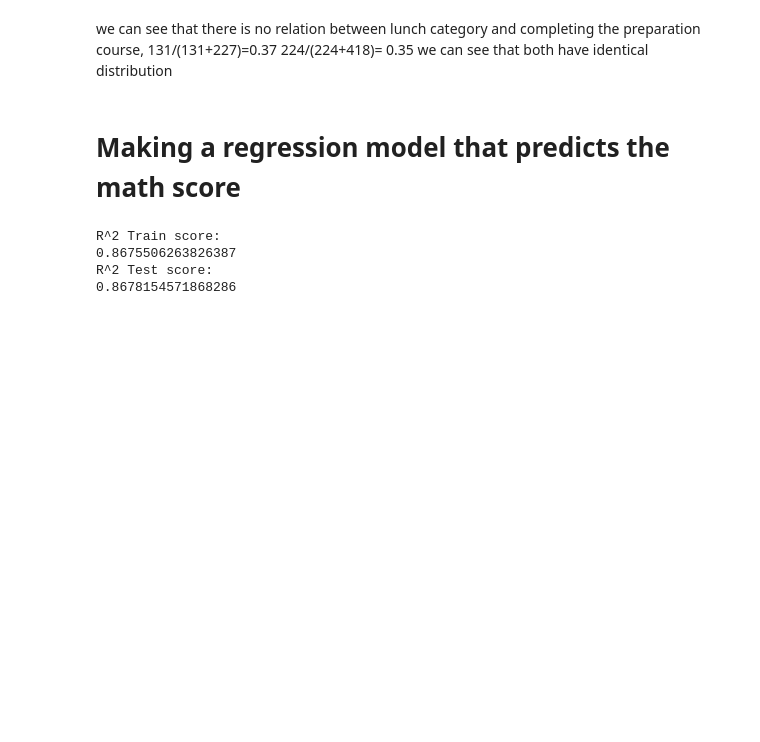
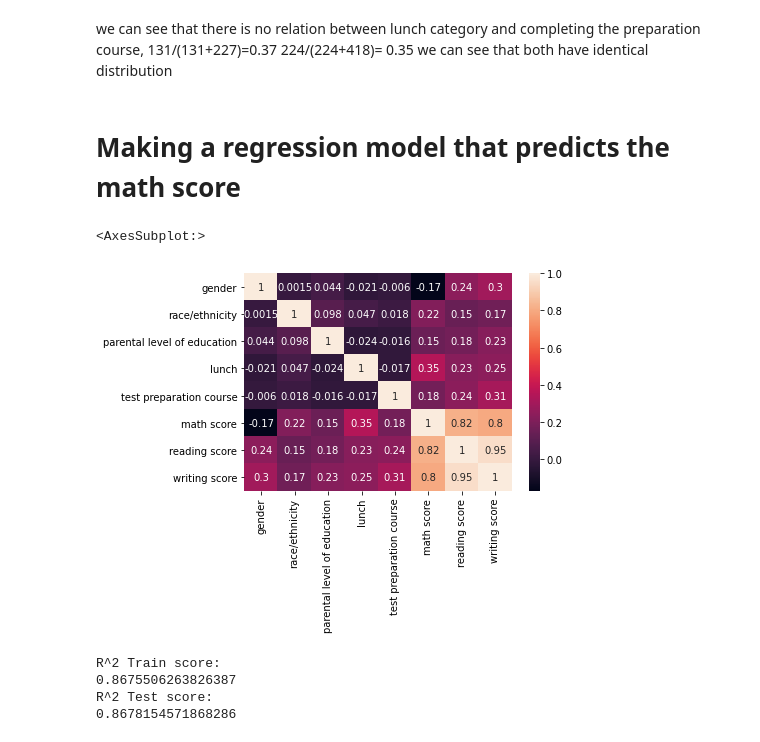
Before and after one commit to PhilipPhan/student-score-analysis, a Jupyter notebook: studentscoreanalysis.ipynb, the cells around one changed output. Drawn from its saved outputs; the diff is of its cells as text; code cells hidden in the pictures; blank space fills up the shorter version.

```diff
--- a/studentscoreanalysis.ipynb
+++ b/studentscoreanalysis.ipynb
@@ -219,6 +228,13 @@ df['lunch']= df.lunch.map({'standard':1,'free/reduced':0})
 df['race/ethnicity'] = df['race/ethnicity'].map({'group B':1, 'group C':2, 'group A':0, 'group D':3, 'group E':4})
 df['parental level of education'] = df['parental level of education'].map({"bachelor's degree":4, 'some college':3, "master's degree":5, "associate's degree":2, 'high school':1, 'some high school':0})
 df['test preparation course'] = (df['test preparation course'].values == 'completed').astype(int)
+# %%
+#looking at correlation
+matrix = df.corr()
+sns.heatmap(matrix, annot= True)
+# %% [output]
+<AxesSubplot:>
+[figure, added]
 # %%
 #predicting math score based on the other scores
 
```
Also changed, not shown: parts of 7 cells of this notebook.
